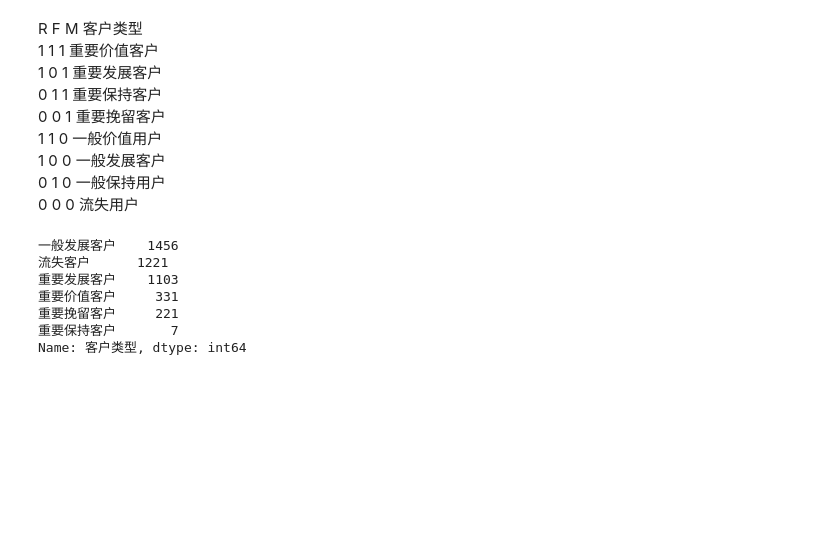
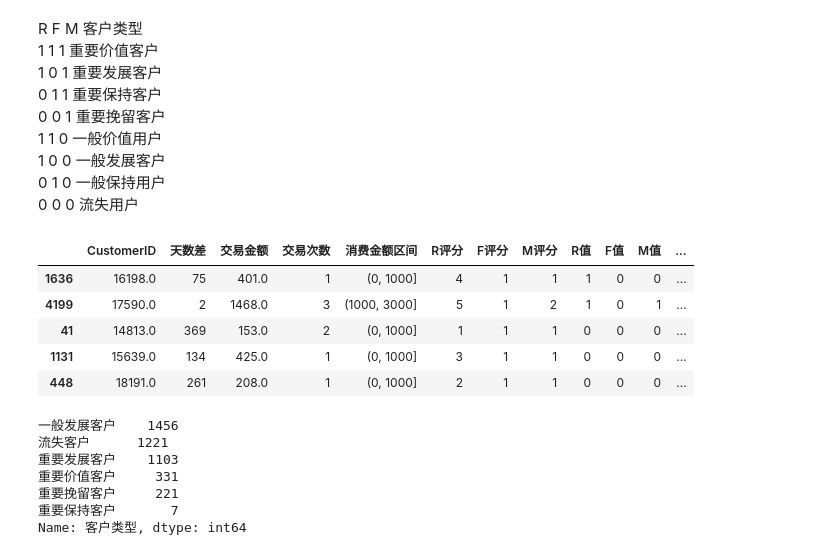
Before and after one commit to chriswong94/python-projects, a Jupyter notebook: 电商平台用户行为分析/EDA & Visualization.ipynb, the cells around one changed output. Cells and saved outputs as stored; diff of their text form; code cells hidden in the pictures; blank space fills up the shorter version.

```diff
--- a/电商平台用户行为分析/EDA & Visualization.ipynb
+++ b/电商平台用户行为分析/EDA & Visualization.ipynb
@@ -286,6 +304,15 @@ def diff_user(x,y,z):
         return '流失客户'
 # %%
 df_result['客户类型'] = df_result.apply(lambda x: diff_user(x.R值,x.F值,x.M值),axis=1)
+# %%
+df_result.sample(5)
+# %% [output]
+|  | CustomerID | 天数差 | 交易金额 | 交易次数 | 消费金额区间 | R评分 | F评分 | M评分 | R值 | F值 | M值 | ... |
+| 1636 | 16198.0 | 75 | 401.0 | 1 | (0, 1000] | 4 | 1 | 1 | 1 | 0 | 0 | ... |
+| 4199 | 17590.0 | 2 | 1468.0 | 3 | (1000, 3000] | 5 | 1 | 2 | 1 | 0 | 1 | ... |
+| 41 | 14813.0 | 369 | 153.0 | 2 | (0, 1000] | 1 | 1 | 1 | 0 | 0 | 0 | ... |
+| 1131 | 15639.0 | 134 | 425.0 | 1 | (0, 1000] | 3 | 1 | 1 | 0 | 0 | 0 | ... |
+| 448 | 18191.0 | 261 | 208.0 | 1 | (0, 1000] | 2 | 1 | 1 | 0 | 0 | 0 | ... |
 # %%
 df_result['客户类型'].value_counts()
 # %% [output]
```
Also changed, not shown: parts of 9 cells of this notebook, 1 other file.
